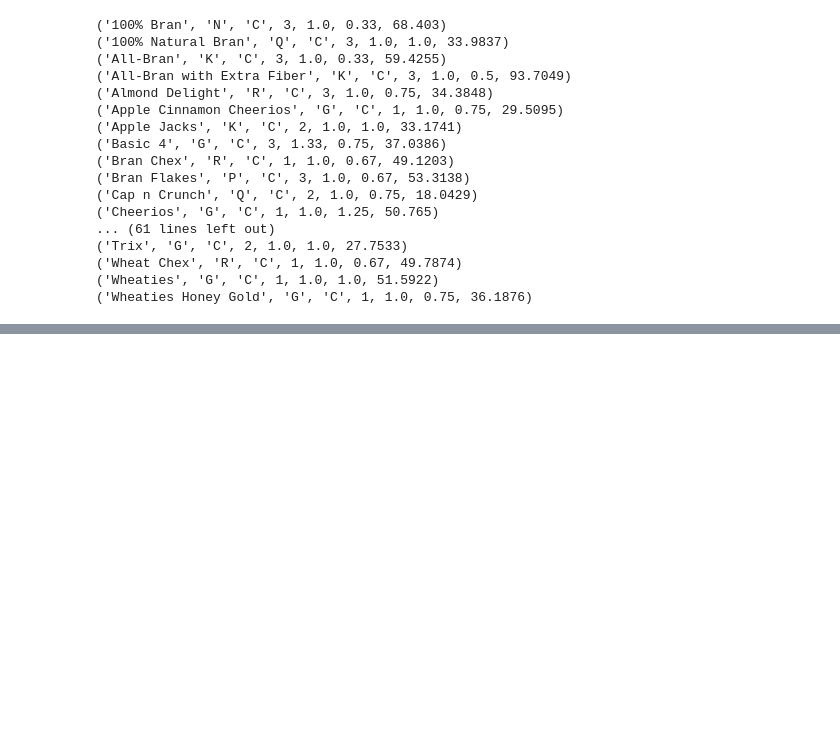
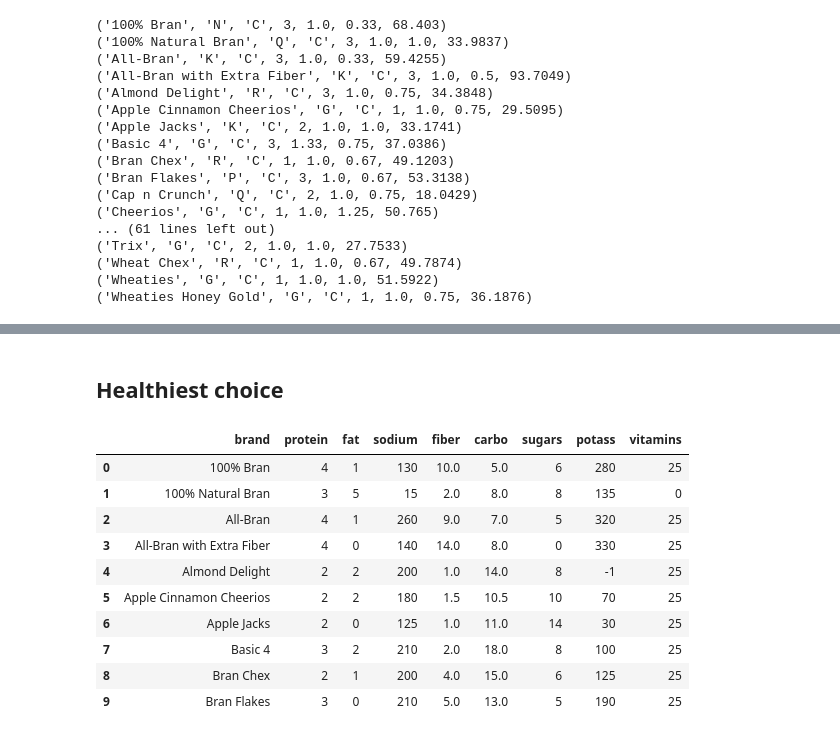
Before and after one commit to konsternacja/cereals-SQL, a Jupyter notebook: analysis.ipynb, the cells around one changed output, grey strips where cells are left out. Cells and saved outputs as stored; diff of their text form; code cells hidden in the pictures; blank space fills up the shorter version.

Commit message:
manufacturers, calories perounce and formatting

```diff
--- a/analysis.ipynb
+++ b/analysis.ipynb
@@ -81,7 +99,14 @@ result = mycursor.fetchall()
 
 # Wstaw dane do tabeli docelowej
 for row in result:
-    insert_query = "INSERT INTO nutrition (brand, calories, protein, fat, sodium, fiber, carbo, sugars, potass, vitamins) VALUES (%s, %s, %s, %s, %s, %s, %s, %s, %s, %s)"
+    insert_query = """
+    INSERT IGNORE INTO nutrition (
+        brand, calories, protein, fat, sodium,
+        fiber, carbo, sugars, potass, vitamins
+        )
+        VALUES (%s, %s, %s, %s, %s, %s, %s, %s, %s, %s)
+    """
+
     mycursor.execute(insert_query, row)
 # %%
 mycursor.execute("SELECT * FROM nutrition;")
@@ -118,7 +156,13 @@ result = mycursor.fetchall()
 
 # Wstaw dane do tabeli docelowej
 for row in result:
-    insert_query = "INSERT INTO store (brand, mfr, type, shelf, weight, cups, rating) VALUES (%s, %s, %s, %s, %s, %s, %s)"
+    insert_query = """
+    INSERT IGNORE INTO store (
+        brand, mfr, type, shelf,
+        weight, cups, rating
+        )
+        VALUES (%s, %s, %s, %s, %s, %s, %s)
+    """
     mycursor.execute(insert_query, row)
 # %%
 mycursor.execute("SELECT * FROM store;")
@@ -147,0 +232,15 @@ for x in myresult:
+# %%
+query = """
+    SELECT brand,
+           calories / weight AS calories_per_ounce
+    FROM main
+    ORDER BY calories_per_ounce desc
+    """
+mycursor.execute(query)
+
+results = mycursor.fetchall()
+
+for row in results:
+    brand = row[0]
+    weight_per_ounce = row[1]
+    print(f"Brand: {brand}, Calories per Ounce: {weight_per_ounce}")
@@ -147,0 +317,23 @@ for x in myresult:
+# %% [markdown]
+## Healthiest choice
+# %%
+query = """
+SELECT brand, protein, fat, sodium, fiber, carbo, sugars, potass, vitamins
+FROM nutrition
+"""
+
+# Pobieranie danych z bazy danych i tworzenie DataFrame
+df = pd.read_sql(query, con=mydb)
+df.head(10)
+# %% [output]
+|  | brand | protein | fat | sodium | fiber | carbo | sugars | potass | vitamins |
+| 0 | 100% Bran | 4 | 1 | 130 | 10.0 | 5.0 | 6 | 280 | 25 |
+| 1 | 100% Natural Bran | 3 | 5 | 15 | 2.0 | 8.0 | 8 | 135 | 0 |
+| 2 | All-Bran | 4 | 1 | 260 | 9.0 | 7.0 | 5 | 320 | 25 |
+| 3 | All-Bran with Extra Fiber | 4 | 0 | 140 | 14.0 | 8.0 | 0 | 330 | 25 |
+| 4 | Almond Delight | 2 | 2 | 200 | 1.0 | 14.0 | 8 | -1 | 25 |
+| 5 | Apple Cinnamon Cheerios | 2 | 2 | 180 | 1.5 | 10.5 | 10 | 70 | 25 |
+| 6 | Apple Jacks | 2 | 0 | 125 | 1.0 | 11.0 | 14 | 30 | 25 |
+| 7 | Basic 4 | 3 | 2 | 210 | 2.0 | 18.0 | 8 | 100 | 25 |
+| 8 | Bran Chex | 2 | 1 | 200 | 4.0 | 15.0 | 6 | 125 | 25 |
+| 9 | Bran Flakes | 3 | 0 | 210 | 5.0 | 13.0 | 5 | 190 | 25 |
```
Also changed, not shown: parts of 17 cells of this notebook.
